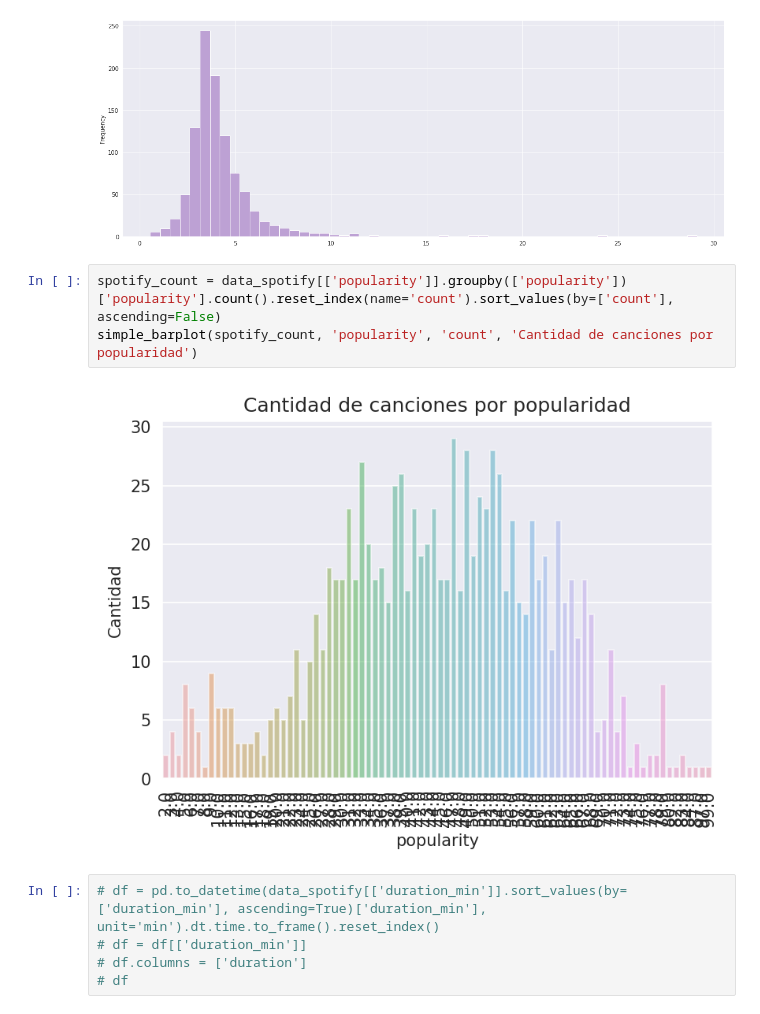
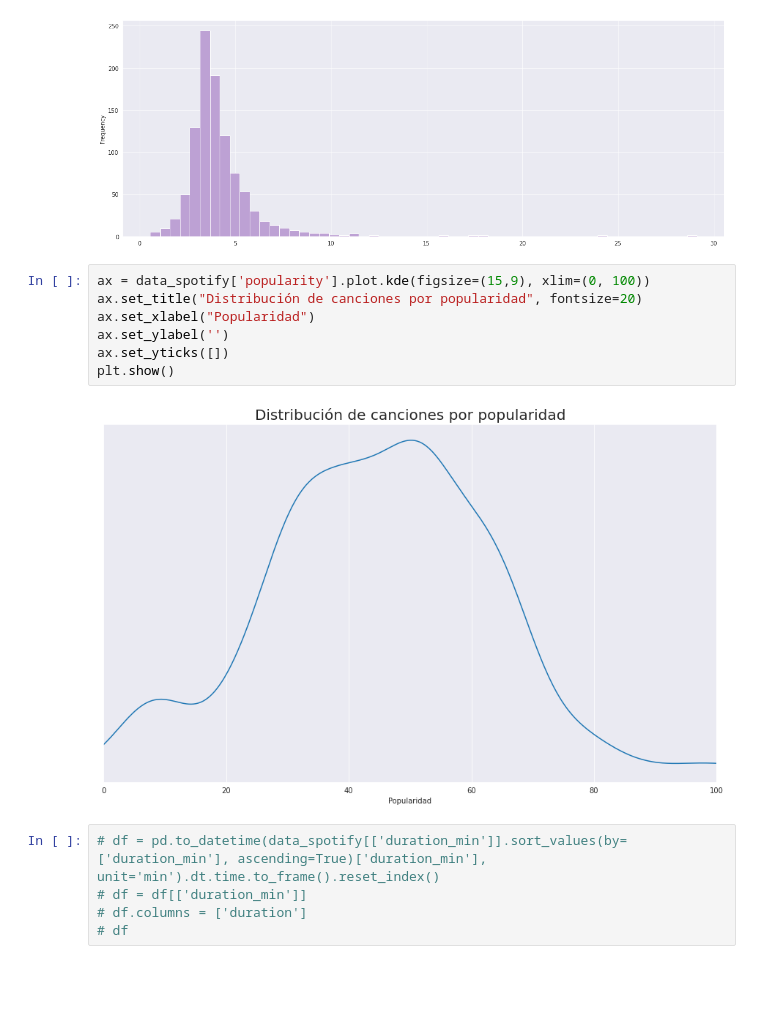
Before and after one commit to 1gnacio/orgadatos-kaggle-tp1, a Jupyter notebook: notebook707f668b56.ipynb, the cells around one changed output. Drawn from its saved outputs; the diff is of its cells as text; blank space fills up the shorter version.

```diff
--- a/notebook707f668b56.ipynb
+++ b/notebook707f668b56.ipynb
@@ -649,11 +656,15 @@ data_spotify['duration_min'].plot.hist(bins=55, figsize=(19,7), color=['#bda1d4'
 # %% [output]
 <AxesSubplot:ylabel='Frequency'>
 [figure]
-# %%
-spotify_count = data_spotify[['popularity']].groupby(['popularity'])['popularity'].count().reset_index(name='count').sort_values(by=['count'], ascending=False)
-simple_barplot(spotify_count, 'popularity', 'count', 'Cantidad de canciones por popularidad')
-# %% [output]
-[figure, removed]
+# %%
+ax = data_spotify['popularity'].plot.kde(figsize=(15,9), xlim=(0, 100))
+ax.set_title("Distribución de canciones por popularidad", fontsize=20)
+ax.set_xlabel("Popularidad")
+ax.set_ylabel('')
+ax.set_yticks([])
+plt.show()
+# %% [output]
+[figure, added]
 # %%
 # df = pd.to_datetime(data_spotify[['duration_min']].sort_values(by=['duration_min'], ascending=True)['duration_min'], unit='min').dt.time.to_frame().reset_index()
 # df = df[['duration_min']]
```
Also changed, not shown: parts of 16 cells of this notebook.
